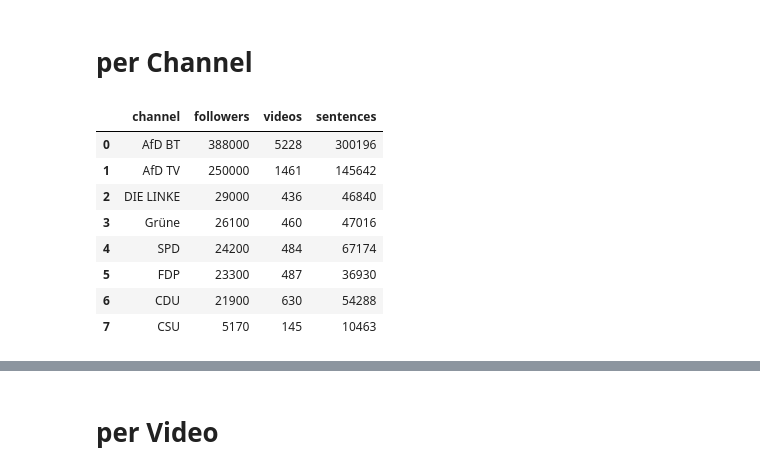
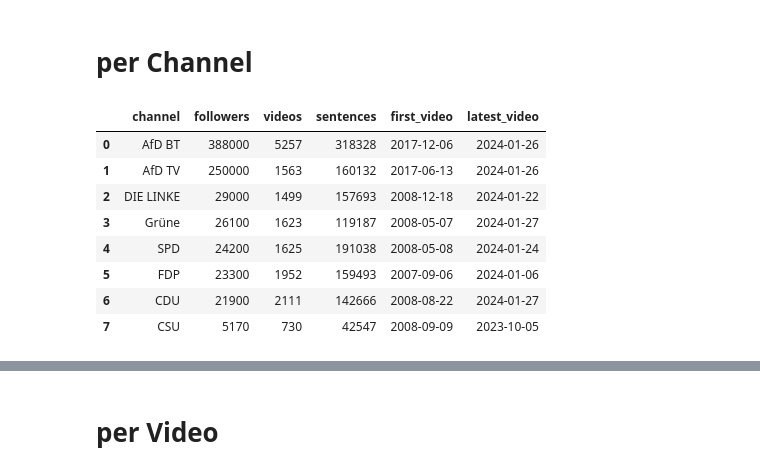
Before and after one commit to luerhard/anti-elitism-gets-views, a Jupyter notebook: notebooks/02-descriptives/01-basic_descriptives.ipynb, the cells around one changed output, grey strips where cells are left out. Drawn from its saved outputs; the diff is of its cells as text; code cells hidden in the pictures.

```diff
--- a/notebooks/02-descriptives/01-basic_descriptives.ipynb
+++ b/notebooks/02-descriptives/01-basic_descriptives.ipynb
@@ -22,55 +23,39 @@ engine = create_engine(src.PS_ENGINE)
 # %%
 query_all = (
     Query(Channel)
     .join(Video)
     .join(Sentence)
     .group_by(Channel)
     .filter(
         Video.format == "videos",
     )
     .with_entities(
         Channel.channel,
         Channel.channel_follower_count.label("followers"),
-        # func.count(Video.id.distinct()).label("videos"),
-        # func.count(Sentence.id).label("sentences"),
-        # func.min(Video.datetime_upload).label("first_video"),
+        func.count(Video.id.distinct()).label("videos"),
+        func.count(Sentence.id).label("sentences"),
+        func.min(Video.datetime_upload).label("first_video"),
+        func.max(Video.datetime_upload).label("latest_video"),
     )
     .order_by(Channel.channel_follower_count.desc())
 )
 
-query_after = (
-    Query(Channel)
-    .join(Video)
-    .join(Sentence)
-    .group_by(Channel)
-    .filter(
-        Video.is_valid == True,
-        Sentence.is_valid == True,
-    )
-    .with_entities(
-        Channel.channel,
-        func.count(Video.id.distinct()).label("videos"),
-        func.count(Sentence.id).label("sentences"),
-    )
-)
 
 
 with engine.connect() as conn:
     df_all = pd.read_sql(query_all.statement, conn)
-    df_after = pd.read_sql(query_after.statement, conn)
 
-df = pd.merge(df_all, df_after, on="channel")
-df.channel = df.channel.replace(
+df_all.channel = df_all.channel.replace(
     {"BÜNDNIS 90/DIE GRÜNEN": "Grüne", "AfD-Fraktion Bundestag": "AfD BT"},
 )
-df
+df_all
 # %% [output]
-|  | channel | followers | videos | sentences |
-| 0 | AfD BT | 388000 | 5228 | 300196 |
-| 1 | AfD TV | 250000 | 1461 | 145642 |
-| 2 | DIE LINKE | 29000 | 436 | 46840 |
-| 3 | Grüne | 26100 | 460 | 47016 |
-| 4 | SPD | 24200 | 484 | 67174 |
-| 5 | FDP | 23300 | 487 | 36930 |
-| 6 | CDU | 21900 | 630 | 54288 |
-| 7 | CSU | 5170 | 145 | 10463 |
+|  | channel | followers | videos | sentences | first_video | latest_video |
+| 0 | AfD BT | 388000 | 5257 | 318328 | 2017-12-06 | 2024-01-26 |
+| 1 | AfD TV | 250000 | 1563 | 160132 | 2017-06-13 | 2024-01-26 |
+| 2 | DIE LINKE | 29000 | 1499 | 157693 | 2008-12-18 | 2024-01-22 |
+| 3 | Grüne | 26100 | 1623 | 119187 | 2008-05-07 | 2024-01-27 |
+| 4 | SPD | 24200 | 1625 | 191038 | 2008-05-08 | 2024-01-24 |
+| 5 | FDP | 23300 | 1952 | 159493 | 2007-09-06 | 2024-01-06 |
+| 6 | CDU | 21900 | 2111 | 142666 | 2008-08-22 | 2024-01-27 |
+| 7 | CSU | 5170 | 730 | 42547 | 2008-09-09 | 2023-10-05 |
```
Also changed, not shown: parts of 7 cells of this notebook, 3 other files.
